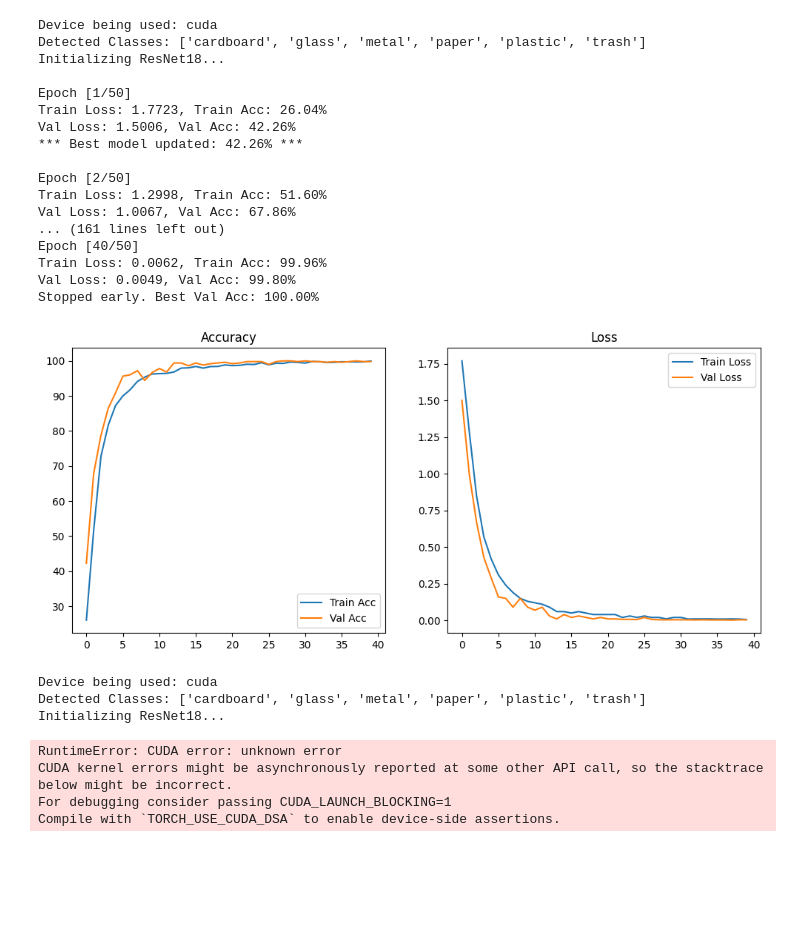
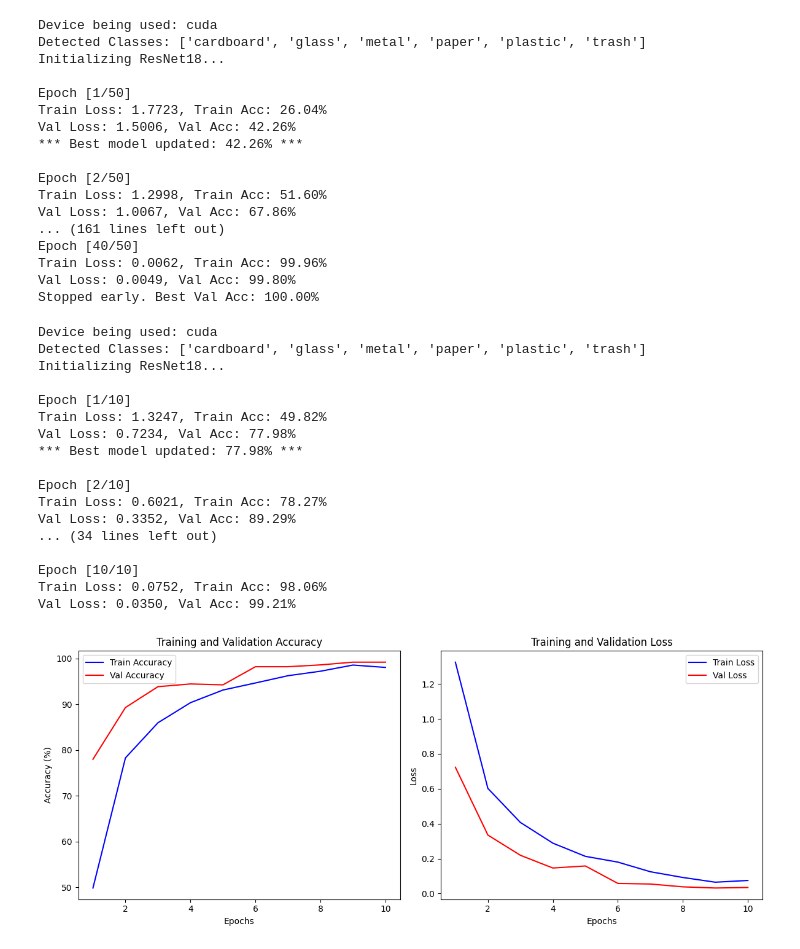
Before and after one commit to shreyashekhar056/AI-Powered-Waste-Segregator-and-Recycling-Optimization-System, a Jupyter notebook: Waste_Training.ipynb, the cells around one changed output. Saved outputs shown, nothing was run; the diff lists cells and outputs as text; code cells hidden in the pictures; blank space fills up the shorter version.

Commit message:
Confirmed: Reduced epochs to 10 and added plotting

```diff
--- a/Waste_Training.ipynb
+++ b/Waste_Training.ipynb
@@ -173,46 +173,6 @@ Epoch [40/50]
 Train Loss: 0.0062, Train Acc: 99.96%
 Val Loss: 0.0049, Val Acc: 99.80%
 Stopped early. Best Val Acc: 100.00%
-# %%
-import matplotlib.pyplot as plt
-
-# Manually recreating the history from your successful run
-# This allows you to plot without re-running all 40 epochs
-history = {
-    'train_acc': [26.04, 51.60, 72.81, 81.68, 87.26, 89.99, 91.77, 94.14, 95.37, 96.24,
-                  96.36, 96.44, 96.83, 97.94, 98.02, 98.42, 97.94, 98.38, 98.42, 98.85,
-                  98.65, 98.73, 99.05, 98.97, 99.49, 98.89, 99.33, 99.29, 99.68, 99.56,
-                  99.37, 99.84, 99.76, 99.53, 99.60, 99.76, 99.72, 99.72, 99.72, 99.96],
-    'val_acc': [42.26, 67.86, 78.77, 86.51, 90.87, 95.63, 96.03, 97.22, 94.44, 96.63,
-                97.82, 96.83, 99.40, 99.40, 98.61, 99.40, 98.81, 99.21, 99.40, 99.60,
-                99.21, 99.40, 99.80, 99.80, 99.80, 99.01, 99.80, 100.0, 100.0, 99.80,
-                100.0, 99.80, 99.80, 99.60, 99.80, 99.60, 99.80, 100.0, 99.80, 99.80],
-    'train_loss': [1.77, 1.29, 0.85, 0.57, 0.42, 0.31, 0.24, 0.19, 0.15, 0.13,
-                   0.12, 0.11, 0.09, 0.06, 0.06, 0.05, 0.06, 0.05, 0.04, 0.04,
-                   0.04, 0.04, 0.02, 0.03, 0.02, 0.03, 0.02, 0.02, 0.01, 0.02,
-                   0.02, 0.009, 0.01, 0.01, 0.01, 0.009, 0.009, 0.01, 0.009, 0.006],
-    'val_loss': [1.50, 1.00, 0.67, 0.43, 0.29, 0.16, 0.15, 0.09, 0.15, 0.09,
-                 0.07, 0.09, 0.03, 0.01, 0.04, 0.02, 0.03, 0.02, 0.01, 0.02,
-                 0.01, 0.01, 0.007, 0.007, 0.006, 0.02, 0.007, 0.004, 0.004, 0.004,
-                 0.004, 0.004, 0.003, 0.004, 0.003, 0.003, 0.003, 0.002, 0.004, 0.004]
-}
-
-# Now Plot
-plt.figure(figsize=(12, 5))
-plt.subplot(1, 2, 1)
-plt.plot(history['train_acc'], label='Train Acc')
-plt.plot(history['val_acc'], label='Val Acc')
-plt.title('Accuracy')
-plt.legend()
-
-plt.subplot(1, 2, 2)
-plt.plot(history['train_loss'], label='Train Loss')
-plt.plot(history['val_loss'], label='Val Loss')
-plt.title('Loss')
-plt.legend()
-plt.show()
-# %% [output]
-[figure, removed]
 # %%
 import torch
 import torch.nn as nn
@@ -388,33 +348,45 @@ class ModelSaver:
 # %%
 def main():
     device = torch.device("cuda" if torch.cuda.is_available() else "cpu")
     print("Device being used:", device)
 
-    data_loader = Dataset("dataset/train", "dataset/val", batch_size=32)
+    data_loader = Dataset("dataset/train", "dataset/val", batch_size=16) # Reduced batch size to help CUDA
     train_loader, val_loader, class_names = data_loader.get_loaders()
     num_classes = len(class_names)
     print(f"Detected Classes: {class_names}")
 
     print("Initializing ResNet18...")
     model = models.resnet18(weights='DEFAULT')
     num_ftrs = model.fc.in_features
     model.fc = nn.Linear(num_ftrs, num_classes)
     model = model.to(device)
 
+    # SETTINGS REDUCED FOR STABILITY
     learning_rate = 1e-4
-    num_epoch = 50
-    patience = 12
+    num_epoch = 10   # Reduced from 50 to 10
+    patience = 5     # Reduced patience accordingly
 
     trainer = Trainer(model, device, lr=learning_rate, patience=patience)
     trainer.train(train_loader, val_loader, num_epoch, Validation(), ModelSaver(), class_names)
 
 if __name__ == "__main__":
     main()
 # %% [output]
 Device being used: cuda
 Detected Classes: ['cardboard', 'glass', 'metal', 'paper', 'plastic', 'trash']
 Initializing ResNet18...
+
+Epoch [1/10]
+Train Loss: 1.3247, Train Acc: 49.82%
+Val Loss: 0.7234, Val Acc: 77.98%
+*** Best model updated: 77.98% ***
+
+Epoch [2/10]
+Train Loss: 0.6021, Train Acc: 78.27%
+Val Loss: 0.3352, Val Acc: 89.29%
+... (34 lines left out)
+
+Epoch [10/10]
+Train Loss: 0.0752, Train Acc: 98.06%
+Val Loss: 0.0350, Val Acc: 99.21%
-RuntimeError: CUDA error: unknown error
-CUDA kernel errors might be asynchronously reported at some other API call, so the stacktrace below might be incorrect.
-For debugging consider passing CUDA_LAUNCH_BLOCKING=1
-Compile with `TORCH_USE_CUDA_DSA` to enable device-side assertions.
+[figure, added]
```
